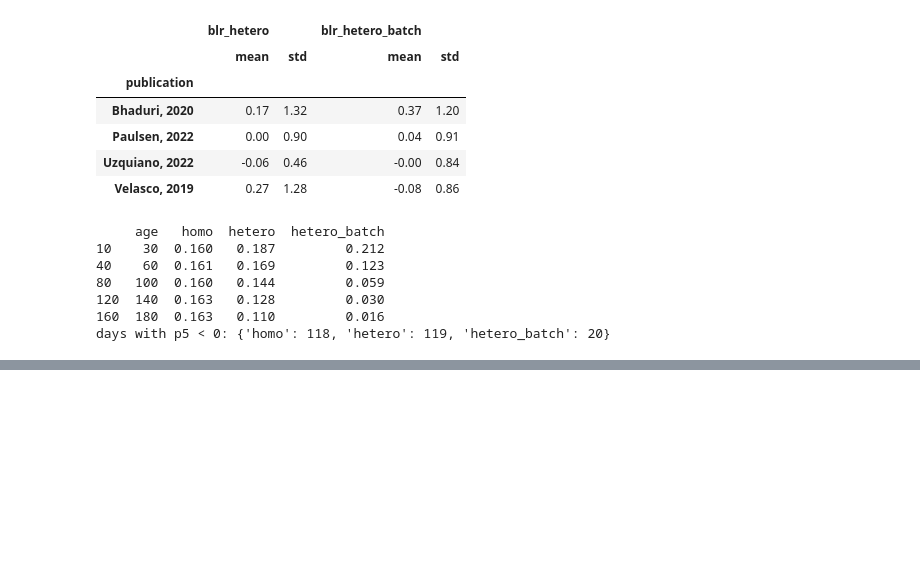
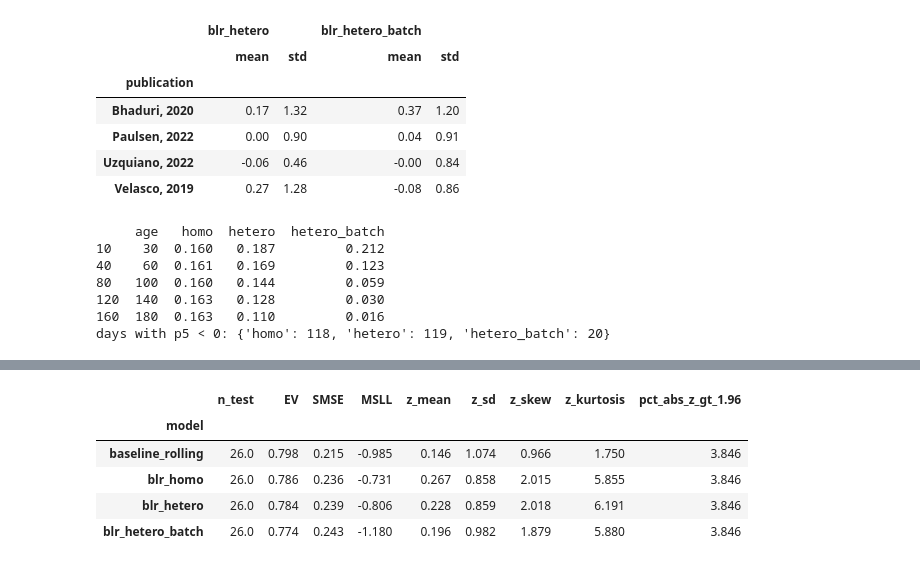
Before and after one commit to Liberty23513/organoid-growth-charts, a Jupyter notebook: notebooks/03_pcntoolkit_blr.ipynb, the cells around one changed output, grey strips where cells are left out. Drawn from its saved outputs; the diff is of its cells as text; code cells hidden in the pictures; blank space fills up the shorter version.

Commit message:
B2 step 8: test-set metrics for baseline and three BLR models
Co-Authored-By: Claude Opus 5.5 <noreply@anthropic.com>

```diff
--- a/notebooks/03_pcntoolkit_blr.ipynb
+++ b/notebooks/03_pcntoolkit_blr.ipynb
@@ -479,0 +495,32 @@ days with p5 < 0: {'homo': 118, 'hetero': 119, 'hetero_batch': 20}
+# %%
+MODELS = ["baseline_rolling", "blr_homo", "blr_hetero", "blr_hetero_batch"]
+
+def test_metrics(model_name):
+    z = pd.read_csv(ROOT / "results" / model_name / "zscores.csv")
+    tr, te = z[z["split"] == "train"], z[z["split"] == "test"]
+    y, mu, sd = te["y"], te["mu"], te["sigma"]
+    ll_model = stats.norm.logpdf(y, mu, sd)
+    ll_trivial = stats.norm.logpdf(y, tr["y"].mean(), tr["y"].std())
+    return pd.Series({
+        "n_test": len(te),
+        "EV": 1 - np.var(y - mu) / np.var(y),
+        "SMSE": np.mean((y - mu) ** 2) / np.var(y),
+        "MSLL": np.mean(ll_trivial - ll_model),
+        "z_mean": te["z"].mean(),
+        "z_sd": te["z"].std(),
+        "z_skew": stats.skew(te["z"], bias=False),
+        "z_kurtosis": stats.kurtosis(te["z"], bias=False),
+        "pct_abs_z_gt_1.96": 100 * np.mean(np.abs(te["z"]) > 1.96),
+    }, name=model_name)
+
+metrics = pd.DataFrame([test_metrics(m) for m in MODELS])
+metrics.index.name = "model"
+metrics.round(4).to_csv(ROOT / "results" / "blr_metrics.csv")
+metrics.round(3)
+# %% [output]
+|  | n_test | EV | SMSE | MSLL | z_mean | z_sd | z_skew | z_kurtosis | pct_abs_z_gt_1.96 |
+| model |  |  |  |  |  |  |  |  |  |
+| baseline_rolling | 26.0 | 0.798 | 0.215 | -0.985 | 0.146 | 1.074 | 0.966 | 1.750 | 3.846 |
+| blr_homo | 26.0 | 0.786 | 0.236 | -0.731 | 0.267 | 0.858 | 2.015 | 5.855 | 3.846 |
+| blr_hetero | 26.0 | 0.784 | 0.239 | -0.806 | 0.228 | 0.859 | 2.018 | 6.191 | 3.846 |
+| blr_hetero_batch | 26.0 | 0.774 | 0.243 | -1.180 | 0.196 | 0.982 | 1.879 | 5.880 | 3.846 |
```
Also changed, not shown: parts of 1 cell of this notebook, 1 other file.
